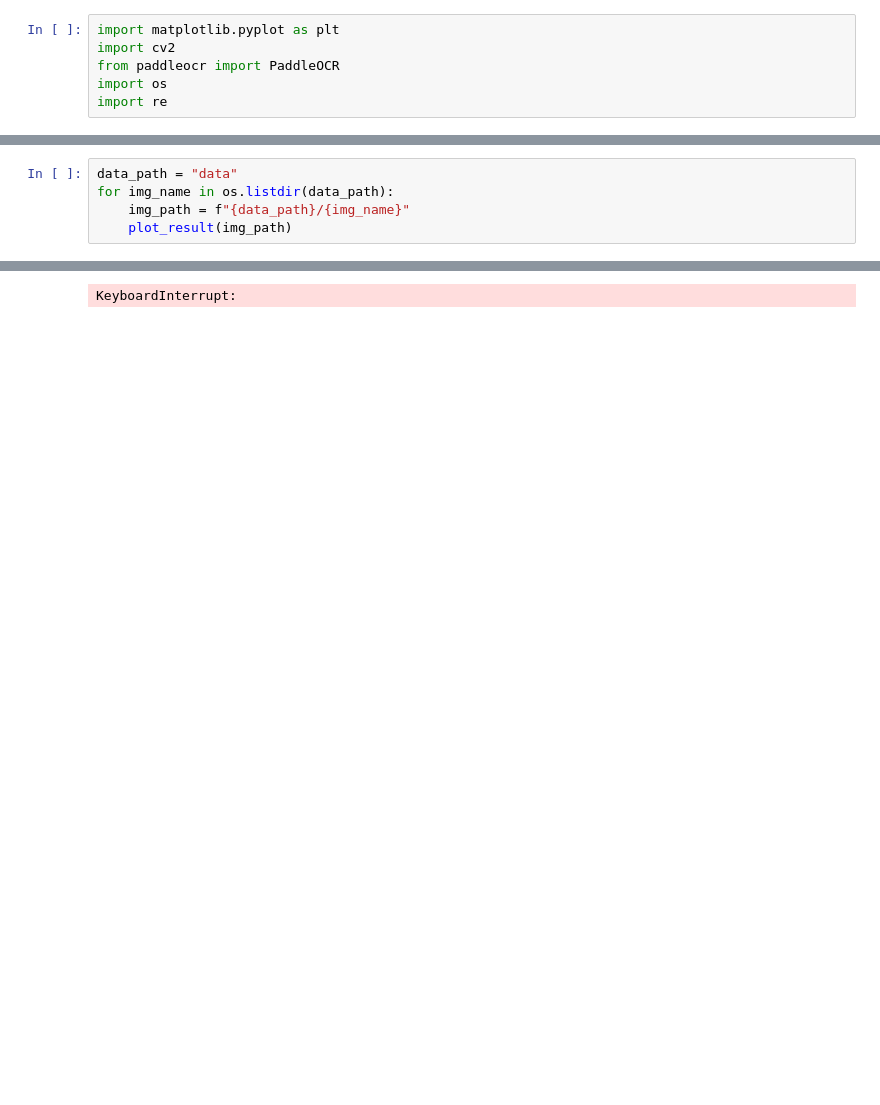
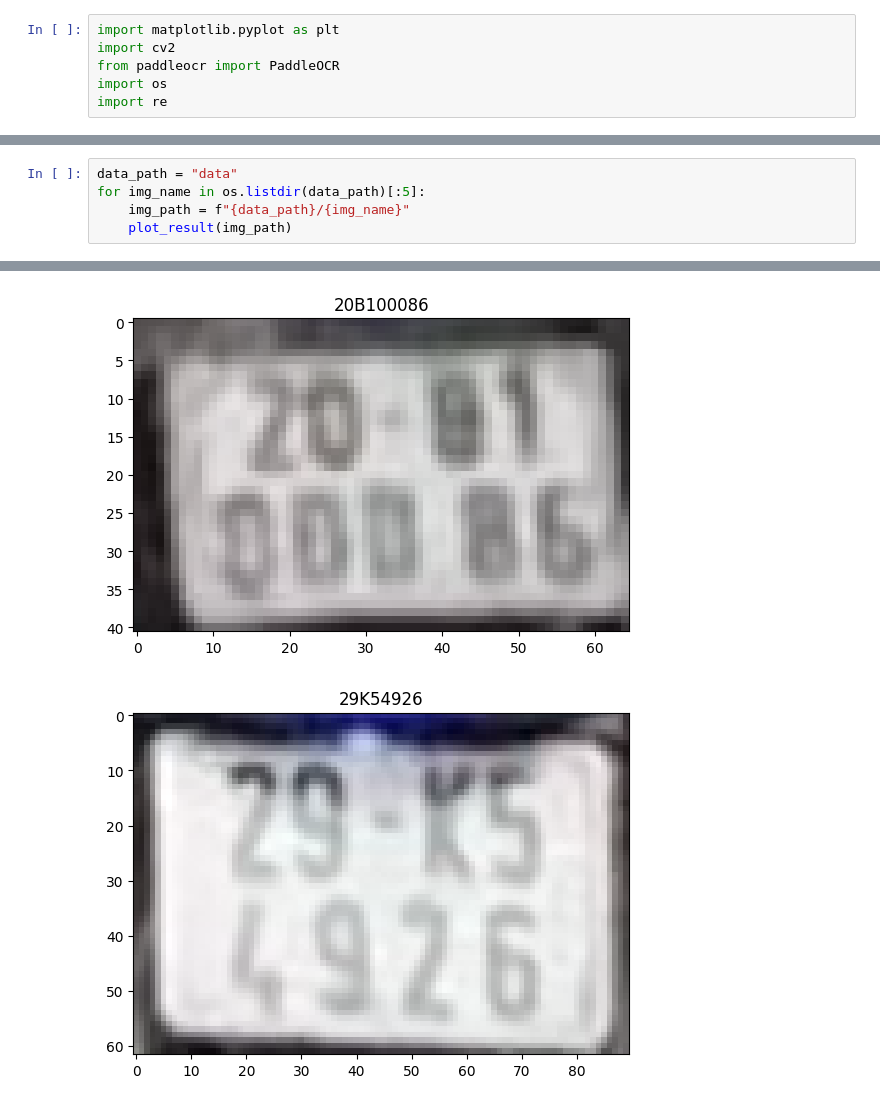
Before and after one commit to NamSeko/Vehicle_tracking, a Jupyter notebook: LicenseOCR/test.ipynb, the cells around one changed output, grey strips where cells are left out. Cells and saved outputs as stored; diff of their text form; blank space fills up the shorter version.

```diff
--- a/LicenseOCR/test.ipynb
+++ b/LicenseOCR/test.ipynb
@@ -71,8 +123,9 @@ def plot_result(img_path):
 # %%
 data_path = "data"
-for img_name in os.listdir(data_path):
+for img_name in os.listdir(data_path)[:5]:
     img_path = f"{data_path}/{img_name}"
     plot_result(img_path)
 # %% [output]
 [figure]
-KeyboardInterrupt:
+[figure, added]
+[figure, added]
```
Also changed, not shown: parts of 7 cells of this notebook, 8 other files.
